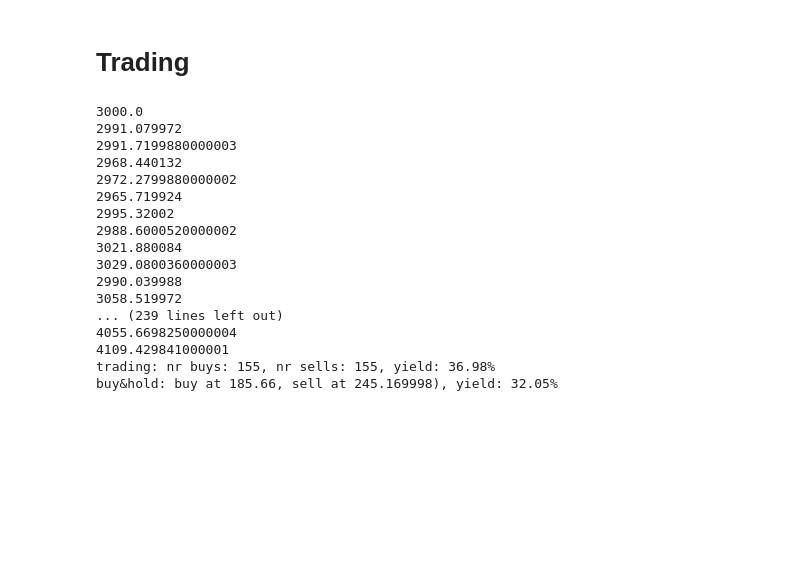
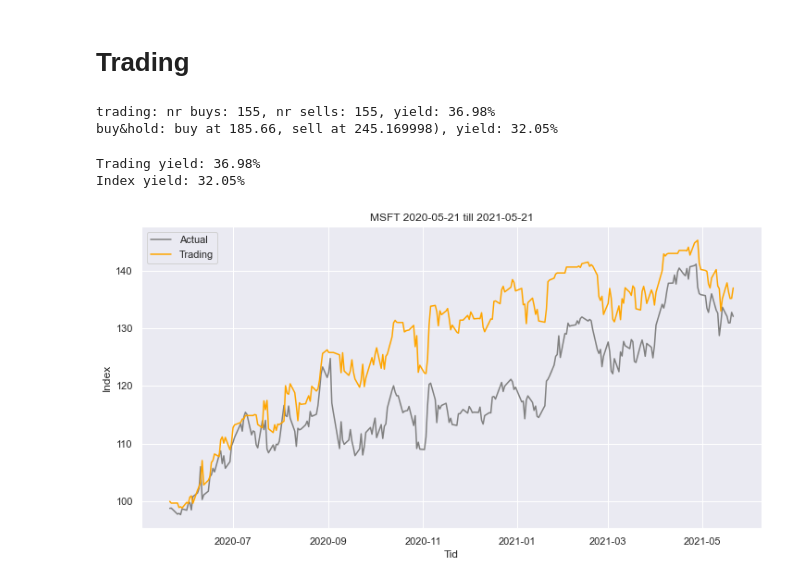
Before and after one commit to ulrikson/trading, a Jupyter notebook: simulate.ipynb, the cells around one changed output. Cells and saved outputs as stored; diff of their text form; code cells hidden in the pictures; blank space fills up the shorter version.

Commit message:
plots

```diff
--- a/simulate.ipynb
+++ b/simulate.ipynb
@@ -2,6 +2,9 @@
 import pandas as pd
 import matplotlib.pyplot as plt
 import math
+
+import seaborn as sns
+sns.set()
 # %%
 df = pd.read_csv('data/r_cross_val.csv')
 df.date = pd.to_datetime(df.date)
@@ -38,17 +56,5 @@ plt.legend()
 # %%
-# Make it more complex, with a bank (e.g. $1000) that can be used instead of only one unit
-
-periods = 253
-last_training = 185.66
-
-bank_start = 3000
-bank = bank_start
-
-risk_max = 0.25
-stock_count = 0
-nr_buys = 0
-nr_sells = 0
-last_close = df['close'].iloc[-1]
+# Simulating trading
 
 for row, values in df.iterrows():
     latest_close = last_training if row < 1 else df['close'].iloc[row-1]
@@ -57,6 +63,7 @@ for row, values in df.iterrows():
 
     portfolio = stock_count*latest_close
     total_value = portfolio + bank
+    portfolio_array.append(total_value)
 
     max_to_trade = math.floor(total_value * risk_max / latest_close)
     nr_to_buy = max_to_trade if max_to_trade * latest_close < bank else math.floor(bank / latest_close)
@@ -79,23 +86,27 @@ for row, values in df.iterrows():
 buy_hold = last_close - last_training
 trading = bank - bank_start
 
-print(f'trading: nr buys: {nr_buys}, nr sells: {nr_sells}, yield: {round(bank/bank_start*100 - 100, 2)}%')
-print(f'buy&hold: buy at {last_training}, sell at {last_close}), yield: {round((last_close-last_training)/last_training*100, 2)}%')
+df['total_value'] = portfolio_array
 # %% [output]
-3000.0
-2991.079972
-2991.7199880000003
-2968.440132
-2972.2799880000002
-2965.719924
-2995.32002
-2988.6000520000002
-3021.880084
-3029.0800360000003
-2990.039988
-3058.519972
-... (239 lines left out)
-4055.6698250000004
-4109.429841000001
 trading: nr buys: 155, nr sells: 155, yield: 36.98%
 buy&hold: buy at 185.66, sell at 245.169998), yield: 32.05%
+# %%
+last_training = 185.66
+bank_start = 3000
+df['yield_index'] = 100*(df['close']/last_training - 1) + 100
+df['yield_trade'] = 100*(df['total_value']/bank_start - 1) + 100
+
+plt.figure(figsize=(12, 6))
+plt.plot(df['date'], df['yield_index'], label="Actual", color="gray")
+plt.plot(df['date'], df['yield_trade'], label="Trading", color="orange")
+plt.xlabel('Tid')
+plt.ylabel('Index')
+plt.title('MSFT 2020-05-21 till 2021-05-21')
+plt.legend()
+
+print(f'Trading yield: {round(bank/bank_start*100 - 100, 2)}%')
+print(f'Index yield: {round((last_close-last_training)/last_training*100, 2)}%')
+# %% [output]
+Trading yield: 36.98%
+Index yield: 32.05%
+[figure, added]
```
Also changed, not shown: parts of 1 cell of this notebook.
